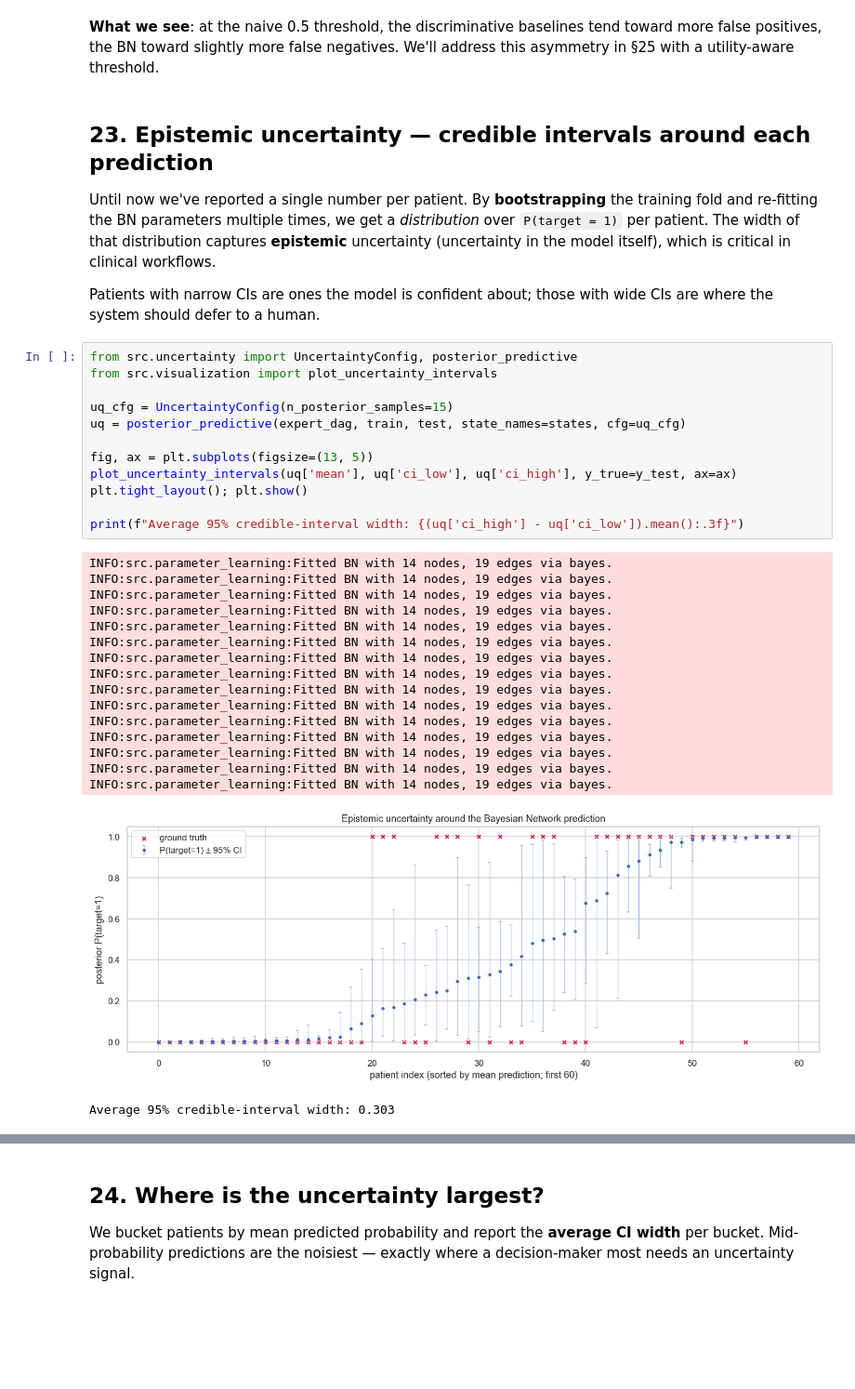
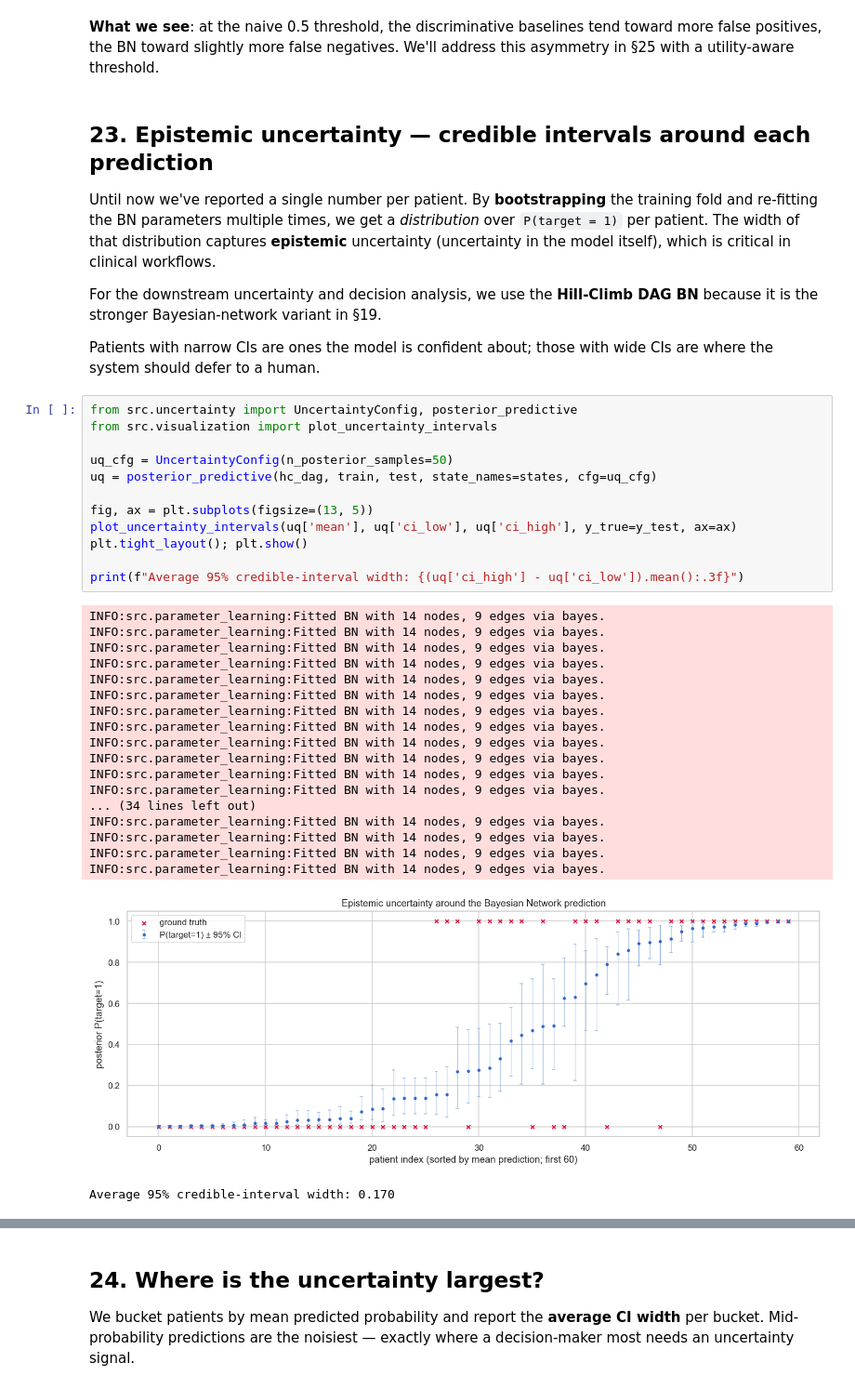
Before and after one commit to AustinWang98/bayesian-networks-for-heart-disease, a Jupyter notebook: main.ipynb, the cells around one changed output, grey strips where cells are left out. Shown at 93% size. Drawn from its saved outputs; the diff is of its cells as text; blank space fills up the shorter version.

```diff
--- a/main.ipynb
+++ b/main.ipynb
@@ -773,35 +765,39 @@ plt.show()
 
 Until now we've reported a single number per patient. By **bootstrapping** the training fold and re-fitting the BN parameters multiple times, we get a *distribution* over `P(target = 1)` per patient. The width of that distribution captures **epistemic** uncertainty (uncertainty in the model itself), which is critical in clinical workflows.
 
+For the downstream uncertainty and decision analysis, we use the **Hill-Climb DAG BN** because it is the stronger Bayesian-network variant in §19.
+
 Patients with narrow CIs are ones the model is confident about; those with wide CIs are where the system should defer to a human.
 # %%
 from src.uncertainty import UncertaintyConfig, posterior_predictive
 from src.visualization import plot_uncertainty_intervals
 
-uq_cfg = UncertaintyConfig(n_posterior_samples=15)
-uq = posterior_predictive(expert_dag, train, test, state_names=states, cfg=uq_cfg)
+uq_cfg = UncertaintyConfig(n_posterior_samples=50)
+uq = posterior_predictive(hc_dag, train, test, state_names=states, cfg=uq_cfg)
 
 fig, ax = plt.subplots(figsize=(13, 5))
 plot_uncertainty_intervals(uq['mean'], uq['ci_low'], uq['ci_high'], y_true=y_test, ax=ax)
 plt.tight_layout(); plt.show()
 
 print(f"Average 95% credible-interval width: {(uq['ci_high'] - uq['ci_low']).mean():.3f}")
 # %% [output]
-INFO:src.parameter_learning:Fitted BN with 14 nodes, 19 edges via bayes.
-INFO:src.parameter_learning:Fitted BN with 14 nodes, 19 edges via bayes.
-INFO:src.parameter_learning:Fitted BN with 14 nodes, 19 edges via bayes.
-INFO:src.parameter_learning:Fitted BN with 14 nodes, 19 edges via bayes.
-INFO:src.parameter_learning:Fitted BN with 14 nodes, 19 edges via bayes.
-INFO:src.parameter_learning:Fitted BN with 14 nodes, 19 edges via bayes.
-INFO:src.parameter_learning:Fitted BN with 14 nodes, 19 edges via bayes.
-INFO:src.parameter_learning:Fitted BN with 14 nodes, 19 edges via bayes.
-INFO:src.parameter_learning:Fitted BN with 14 nodes, 19 edges via bayes.
-INFO:src.parameter_learning:Fitted BN with 14 nodes, 19 edges via bayes.
-INFO:src.parameter_learning:Fitted BN with 14 nodes, 19 edges via bayes.
-INFO:src.parameter_learning:Fitted BN with 14 nodes, 19 edges via bayes.
-INFO:src.parameter_learning:Fitted BN with 14 nodes, 19 edges via bayes.
-INFO:src.parameter_learning:Fitted BN with 14 nodes, 19 edges via bayes.
-INFO:src.parameter_learning:Fitted BN with 14 nodes, 19 edges via bayes.
+INFO:src.parameter_learning:Fitted BN with 14 nodes, 9 edges via bayes.
+INFO:src.parameter_learning:Fitted BN with 14 nodes, 9 edges via bayes.
+INFO:src.parameter_learning:Fitted BN with 14 nodes, 9 edges via bayes.
+INFO:src.parameter_learning:Fitted BN with 14 nodes, 9 edges via bayes.
+INFO:src.parameter_learning:Fitted BN with 14 nodes, 9 edges via bayes.
+INFO:src.parameter_learning:Fitted BN with 14 nodes, 9 edges via bayes.
+INFO:src.parameter_learning:Fitted BN with 14 nodes, 9 edges via bayes.
+INFO:src.parameter_learning:Fitted BN with 14 nodes, 9 edges via bayes.
+INFO:src.parameter_learning:Fitted BN with 14 nodes, 9 edges via bayes.
+INFO:src.parameter_learning:Fitted BN with 14 nodes, 9 edges via bayes.
+INFO:src.parameter_learning:Fitted BN with 14 nodes, 9 edges via bayes.
+INFO:src.parameter_learning:Fitted BN with 14 nodes, 9 edges via bayes.
+... (34 lines left out)
+INFO:src.parameter_learning:Fitted BN with 14 nodes, 9 edges via bayes.
+INFO:src.parameter_learning:Fitted BN with 14 nodes, 9 edges via bayes.
+INFO:src.parameter_learning:Fitted BN with 14 nodes, 9 edges via bayes.
+INFO:src.parameter_learning:Fitted BN with 14 nodes, 9 edges via bayes.
-[figure, old version]
+[figure, new version]
-Average 95% credible-interval width: 0.303
+Average 95% credible-interval width: 0.170
 # %% [markdown]
```
Also changed, not shown: parts of 31 cells of this notebook, 2 other files.
